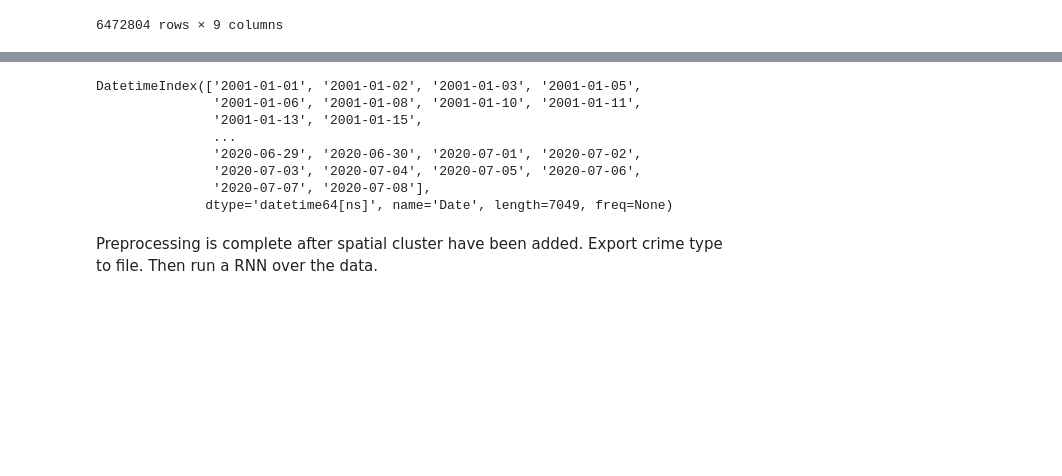
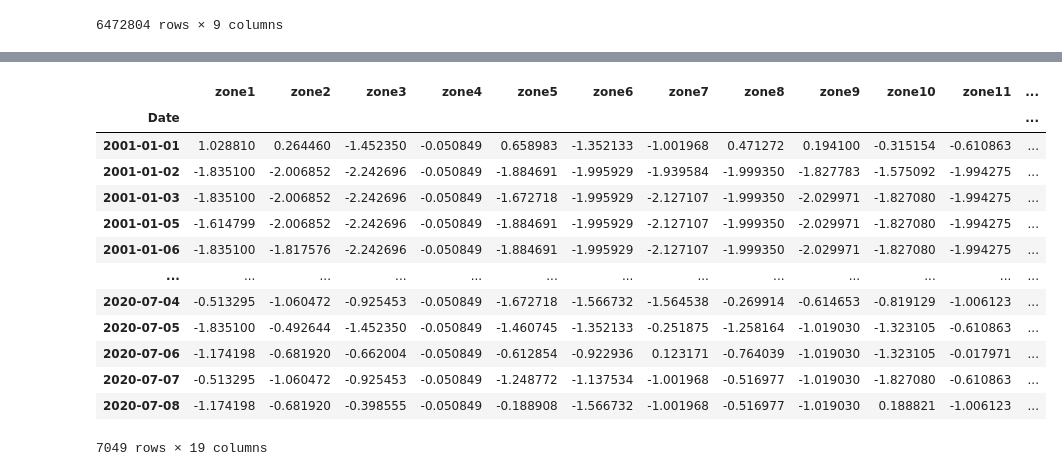
Before and after one commit to uteyechea/Chicago-Police-Department-LSTM-for-Crime-Forecast, a Jupyter notebook: spatial_cluster.ipynb, the cells around one changed output, grey strips where cells are left out. Saved outputs shown, nothing was run; the diff lists cells and outputs as text; code cells hidden in the pictures; blank space fills up the shorter version.

```diff
--- a/spatial_cluster.ipynb
+++ b/spatial_cluster.ipynb
@@ -132,12 +150,20 @@ False
+# %%
+theft=theft.dropna(axis='columns') #removed dead zone zone 0
 # %%
-theft.index
+theft
 # %% [output]
+|  | zone1 | zone2 | zone3 | zone4 | zone5 | zone6 | zone7 | zone8 | zone9 | zone10 | zone11 | ... |
+| Date |  |  |  |  |  |  |  |  |  |  |  | ... |
+| 2001-01-01 | 1.028810 | 0.264460 | -1.452350 | -0.050849 | 0.658983 | -1.352133 | -1.001968 | 0.471272 | 0.194100 | -0.315154 | -0.610863 | ... |
+| 2001-01-02 | -1.835100 | -2.006852 | -2.242696 | -0.050849 | -1.884691 | -1.995929 | -1.939584 | -1.999350 | -1.827783 | -1.575092 | -1.994275 | ... |
+| 2001-01-03 | -1.835100 | -2.006852 | -2.242696 | -0.050849 | -1.672718 | -1.995929 | -2.127107 | -1.999350 | -2.029971 | -1.827080 | -1.994275 | ... |
+| 2001-01-05 | -1.614799 | -2.006852 | -2.242696 | -0.050849 | -1.884691 | -1.995929 | -2.127107 | -1.999350 | -2.029971 | -1.827080 | -1.994275 | ... |
+| 2001-01-06 | -1.835100 | -1.817576 | -2.242696 | -0.050849 | -1.884691 | -1.995929 | -2.127107 | -1.999350 | -2.029971 | -1.827080 | -1.994275 | ... |
+| ... | ... | ... | ... | ... | ... | ... | ... | ... | ... | ... | ... | ... |
+| 2020-07-04 | -0.513295 | -1.060472 | -0.925453 | -0.050849 | -1.672718 | -1.566732 | -1.564538 | -0.269914 | -0.614653 | -0.819129 | -1.006123 | ... |
+| 2020-07-05 | -1.835100 | -0.492644 | -1.452350 | -0.050849 | -1.460745 | -1.352133 | -0.251875 | -1.258164 | -1.019030 | -1.323105 | -0.610863 | ... |
+| 2020-07-06 | -1.174198 | -0.681920 | -0.662004 | -0.050849 | -0.612854 | -0.922936 | 0.123171 | -0.764039 | -1.019030 | -1.323105 | -0.017971 | ... |
+| 2020-07-07 | -0.513295 | -1.060472 | -0.925453 | -0.050849 | -1.248772 | -1.137534 | -1.001968 | -0.516977 | -1.019030 | -1.827080 | -0.610863 | ... |
+| 2020-07-08 | -1.174198 | -0.681920 | -0.398555 | -0.050849 | -0.188908 | -1.566732 | -1.001968 | -0.516977 | -1.019030 | 0.188821 | -1.006123 | ... |
-DatetimeIndex(['2001-01-01', '2001-01-02', '2001-01-03', '2001-01-05',
-               '2001-01-06', '2001-01-08', '2001-01-10', '2001-01-11',
-               '2001-01-13', '2001-01-15',
-               ...
-               '2020-06-29', '2020-06-30', '2020-07-01', '2020-07-02',
-               '2020-07-03', '2020-07-04', '2020-07-05', '2020-07-06',
-               '2020-07-07', '2020-07-08'],
-              dtype='datetime64[ns]', name='Date', length=7049, freq=None)
+7049 rows × 19 columns
 # %%
@@ -146,2 +171,0 @@ theft.to_csv(path_to_save,index=False)
-# %% [markdown]
-Preprocessing is complete after spatial cluster have been added. Export crime type to file. Then run a RNN over the data.
```
Also changed, not shown: parts of 11 cells of this notebook.
